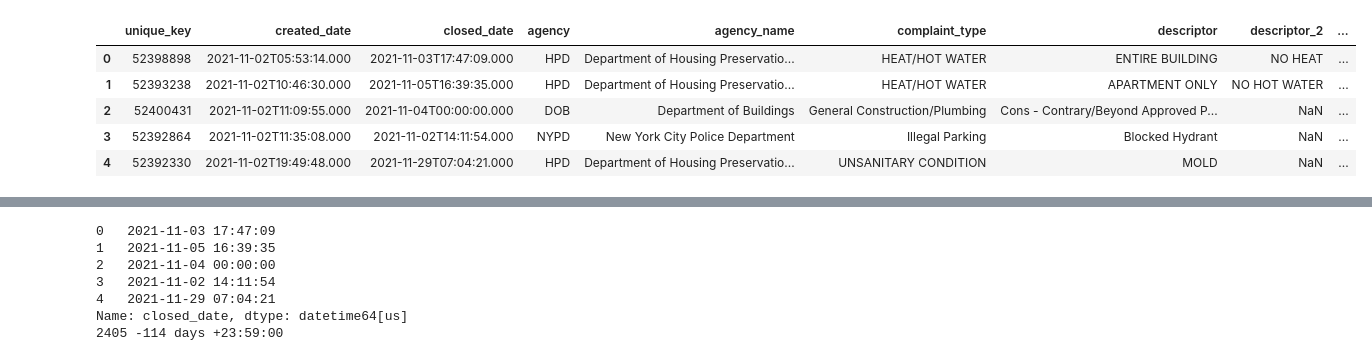
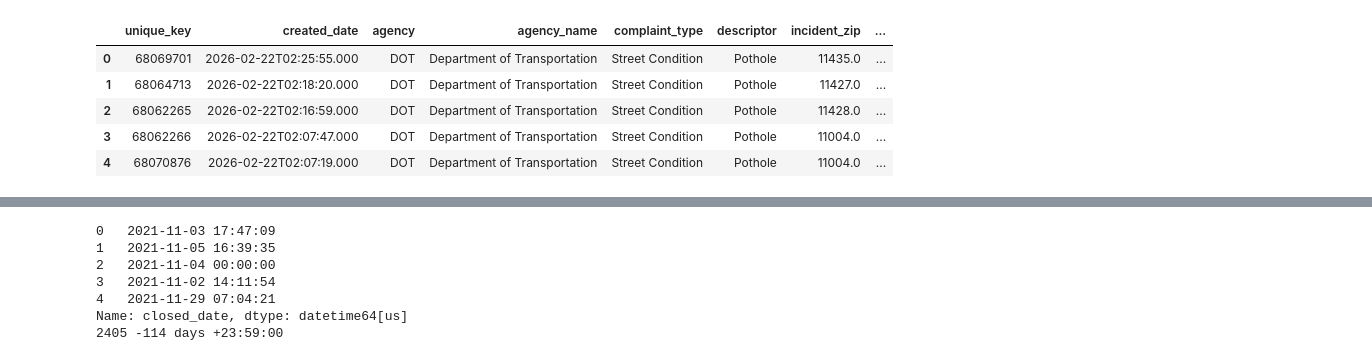
Before and after one commit to ng-daniel/nyc311, a Jupyter notebook: ingestion/exploration.ipynb, the cells around one changed output, grey strips where cells are left out. Drawn from its saved outputs; the diff is of its cells as text; code cells hidden in the pictures.

```diff
--- a/ingestion/exploration.ipynb
+++ b/ingestion/exploration.ipynb
@@ -2,12 +2,12 @@
 import pandas as pd
 pd.set_option('display.max_columns', None)
 # %%
-df = pd.read_csv("sample2.csv").iloc[:, 1:]
+df = pd.read_csv("sample3.csv")
 df.head()
 # %% [output]
-|  | unique_key | created_date | closed_date | agency | agency_name | complaint_type | descriptor | descriptor_2 | ... |
-| 0 | 52398898 | 2021-11-02T05:53:14.000 | 2021-11-03T17:47:09.000 | HPD | Department of Housing Preservatio... | HEAT/HOT WATER | ENTIRE BUILDING | NO HEAT | ... |
-| 1 | 52393238 | 2021-11-02T10:46:30.000 | 2021-11-05T16:39:35.000 | HPD | Department of Housing Preservatio... | HEAT/HOT WATER | APARTMENT ONLY | NO HOT WATER | ... |
-| 2 | 52400431 | 2021-11-02T11:09:55.000 | 2021-11-04T00:00:00.000 | DOB | Department of Buildings | General Construction/Plumbing | Cons - Contrary/Beyond Approved P... | NaN | ... |
-| 3 | 52392864 | 2021-11-02T11:35:08.000 | 2021-11-02T14:11:54.000 | NYPD | New York City Police Department | Illegal Parking | Blocked Hydrant | NaN | ... |
-| 4 | 52392330 | 2021-11-02T19:49:48.000 | 2021-11-29T07:04:21.000 | HPD | Department of Housing Preservatio... | UNSANITARY CONDITION | MOLD | NaN | ... |
+|  | unique_key | created_date | agency | agency_name | complaint_type | descriptor | incident_zip | ... |
+| 0 | 68069701 | 2026-02-22T02:25:55.000 | DOT | Department of Transportation | Street Condition | Pothole | 11435.0 | ... |
+| 1 | 68064713 | 2026-02-22T02:18:20.000 | DOT | Department of Transportation | Street Condition | Pothole | 11427.0 | ... |
+| 2 | 68062265 | 2026-02-22T02:16:59.000 | DOT | Department of Transportation | Street Condition | Pothole | 11428.0 | ... |
+| 3 | 68062266 | 2026-02-22T02:07:47.000 | DOT | Department of Transportation | Street Condition | Pothole | 11004.0 | ... |
+| 4 | 68070876 | 2026-02-22T02:07:19.000 | DOT | Department of Transportation | Street Condition | Pothole | 11004.0 | ... |
```
Also changed, not shown: parts of 3 cells of this notebook, 1 other file.
